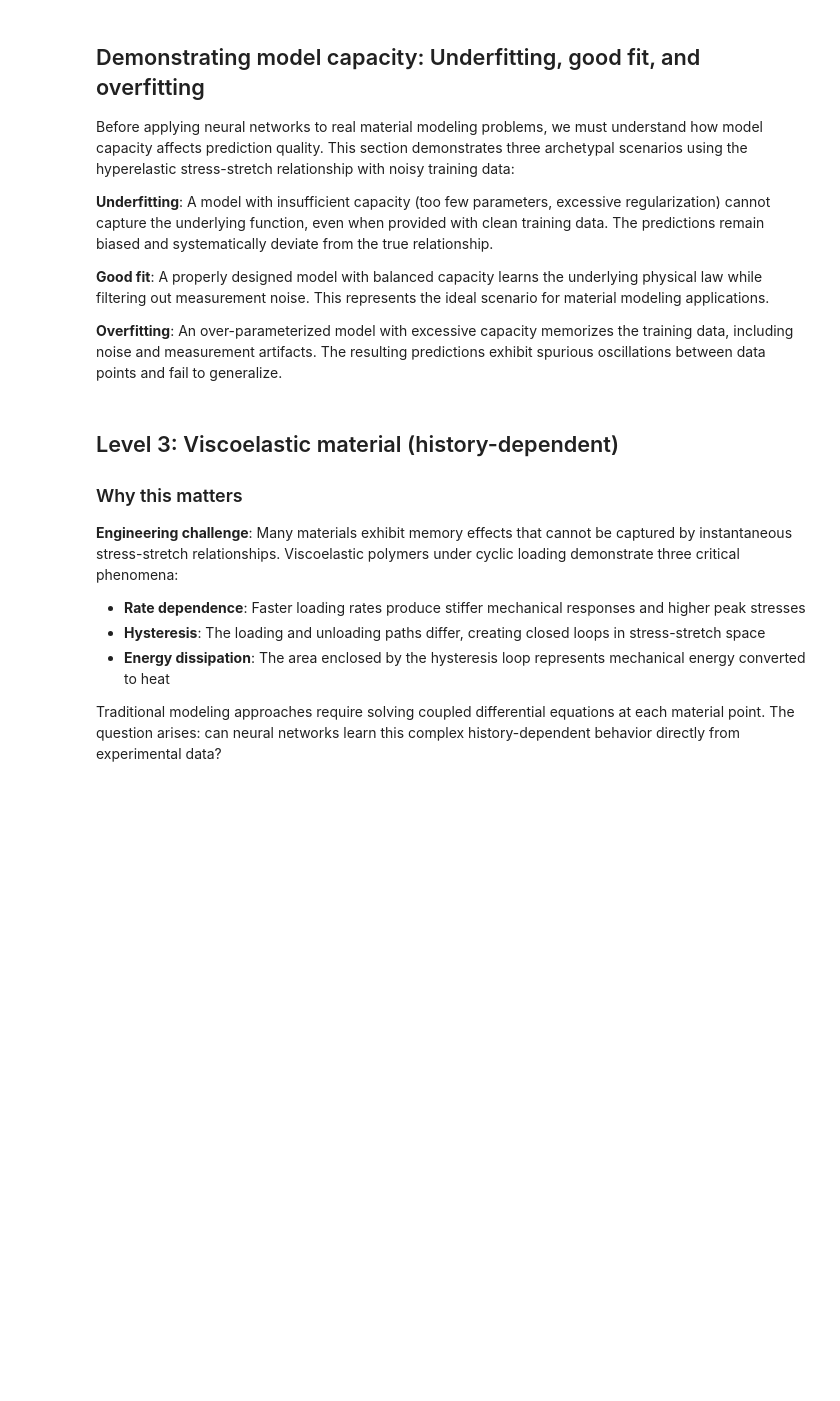
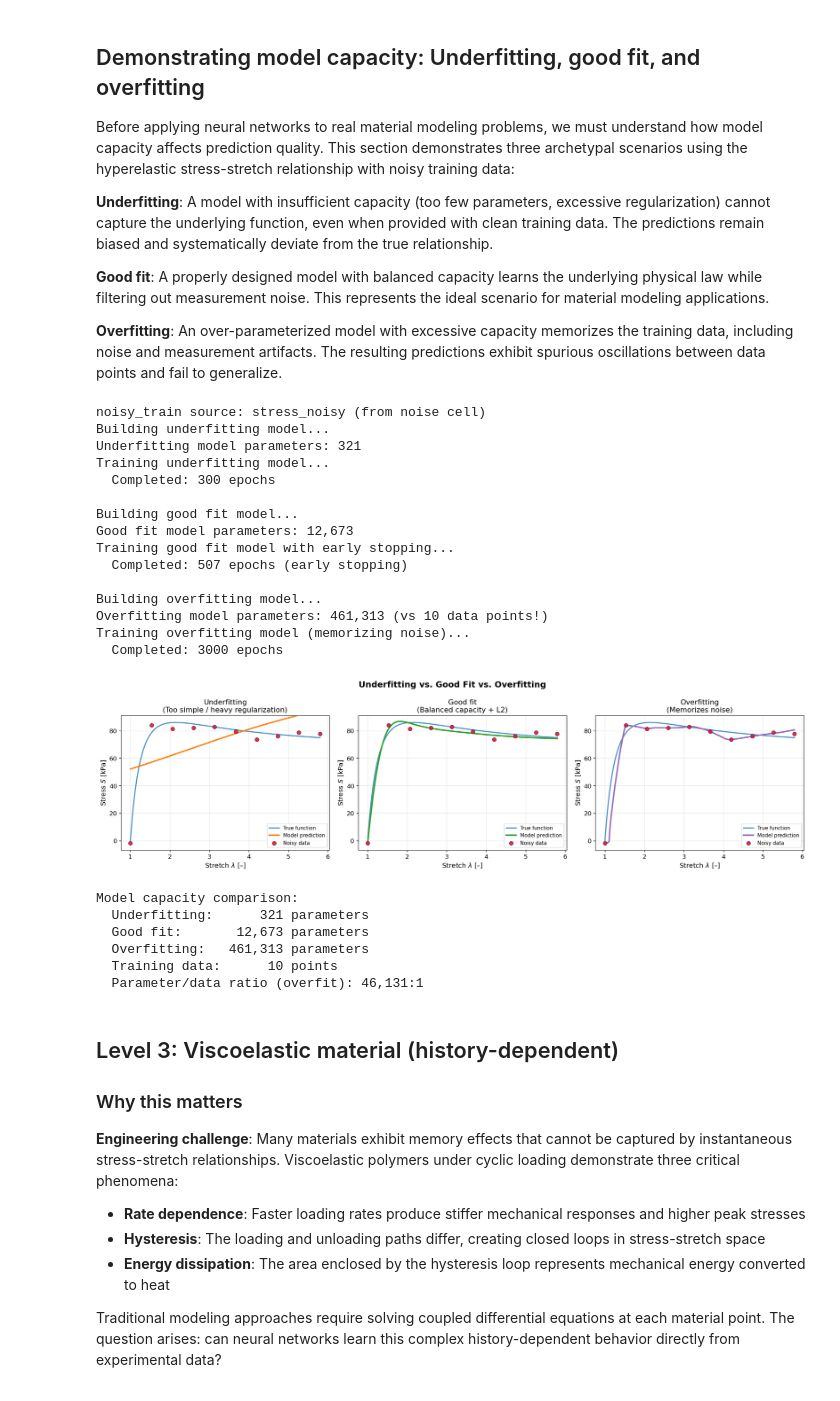
Before and after one commit to artkula/ML-retreat-tekmek-2025, a Jupyter notebook: NN_RNN_SINDy.ipynb, the cells around one changed output. Saved outputs shown, nothing was run; the diff lists cells and outputs as text; code cells hidden in the pictures; blank space fills up the shorter version.

```diff
--- a/NN_RNN_SINDy.ipynb
+++ b/NN_RNN_SINDy.ipynb
@@ -1083,7 +1111,7 @@ print("Training overfitting model (memorizing noise)...")
 hist_over = model_over.fit(
     X_norm[:, None], y_noisy_phys[:, None],
     epochs=6000 if not FAST else 3000,
-    batch_size=1,  # SGD on individual points (not batches)
+    batch_size=5,
     verbose=0,  # No output (clean console)
     shuffle=True,  # Randomize point order each epoch
     validation_split=0.2  # Track validation loss to show train/val gap
@@ -1125,33 +1153,56 @@ true_color = "#1f77b4"  # Force true curve to blue in all panels
 for ax, pred, title, col in zip(axes, curves, titles, colors):
     # True function (always blue for consistency)
     ax.plot(stretch_dense, stress_true_dense, lw=2, alpha=0.8,
             color=true_color, label="True function")
     # Model prediction (panel-specific color)
     ax.plot(stretch_dense, pred, lw=2.5, color=col, label="Model prediction")
     # Noisy training points (drawn on top, visible)
     ax.scatter(
         stretch_train, noisy_train, s=50, color="crimson",
         edgecolors="black", linewidth=0.5, alpha=0.9, zorder=5,
         label="Noisy data"
     )
     ax.set_xlabel(r"Stretch $\lambda$ [–]")
     ax.set_ylabel(r"Stress $S$ [kPa]")
     ax.set_title(title)
     ax.set_ylim(y_min, y_max)
     ax.grid(True, alpha=0.3)
     ax.legend(loc="lower right", fontsize=9)
 
 plt.suptitle("Underfitting vs. Good Fit vs. Overfitting", fontsize=15, fontweight="bold")
 plt.tight_layout()
 plt.show()
 
 # Print capacity summary
 print(f"\nModel capacity comparison:")
 print(f"  Underfitting:  {model_under.count_params():>7,} parameters")
 print(f"  Good fit:      {model_good.count_params():>7,} parameters")
 print(f"  Overfitting:   {model_over.count_params():>7,} parameters")
 print(f"  Training data: {len(stretch_train):>7} points")
 print(f"  Parameter/data ratio (overfit): {model_over.count_params()/len(stretch_train):,.0f}:1")
+# %% [output]
+noisy_train source: stress_noisy (from noise cell)
+Building underfitting model...
+Underfitting model parameters: 321
+Training underfitting model...
+  Completed: 300 epochs
+
+Building good fit model...
+Good fit model parameters: 12,673
+Training good fit model with early stopping...
+  Completed: 507 epochs (early stopping)
+
+Building overfitting model...
+Overfitting model parameters: 461,313 (vs 10 data points!)
+Training overfitting model (memorizing noise)...
+  Completed: 3000 epochs
+[figure, added]
+Model capacity comparison:
+  Underfitting:      321 parameters
+  Good fit:       12,673 parameters
+  Overfitting:   461,313 parameters
+  Training data:      10 points
+  Parameter/data ratio (overfit): 46,131:1
 # %% [markdown]
 ## Level 3: Viscoelastic material (history-dependent)
 
```
Also changed, not shown: parts of 5 cells of this notebook.
